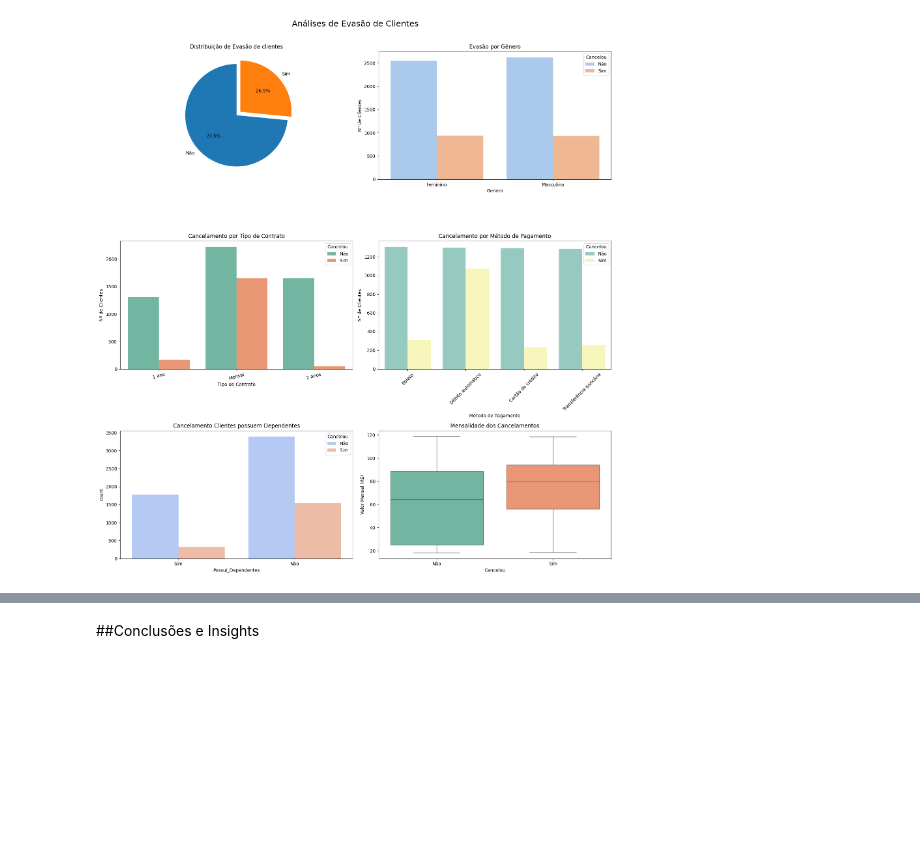
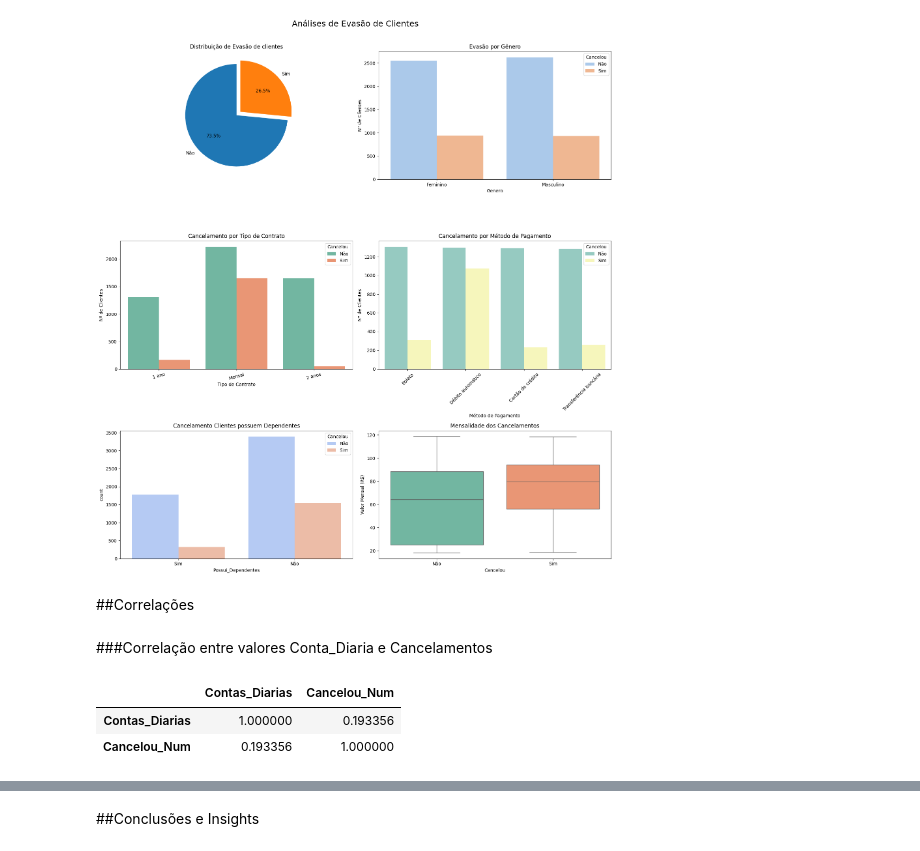
Before and after one commit to JessePMelo/Challenge-telecom-x, a Jupyter notebook: TelecomX_BR.ipynb, the cells around one changed output, grey strips where cells are left out. Cells and saved outputs as stored; diff of their text form; code cells hidden in the pictures; blank space fills up the shorter version.

Commit message:
Inserido analise de correlação entre variáveis.

```diff
--- a/TelecomX_BR.ipynb
+++ b/TelecomX_BR.ipynb
@@ -605,3 +637,14 @@ Passing `palette` without assigning `hue` is deprecated and will be removed in v
 
   sns.boxplot(data=df_normalizado, x='Cancelou', y='Cobranca_Mensal', palette='Set2', ax=axs[2, 1])
 [figure]
+# %% [markdown]
+##Correlações
+# %% [markdown]
+###Correlação entre valores Conta_Diaria e Cancelamentos
+# %%
+df_normalizado['Cancelou_Num'] = df_normalizado['Cancelou'].map({'Sim': 1, 'Não': 0})
+df_normalizado[['Contas_Diarias', 'Cancelou_Num']].corr()
+# %% [output]
+|  | Contas_Diarias | Cancelou_Num |
+| Contas_Diarias | 1.000000 | 0.193356 |
+| Cancelou_Num | 0.193356 | 1.000000 |
```
Also changed, not shown: parts of 14 cells of this notebook.
